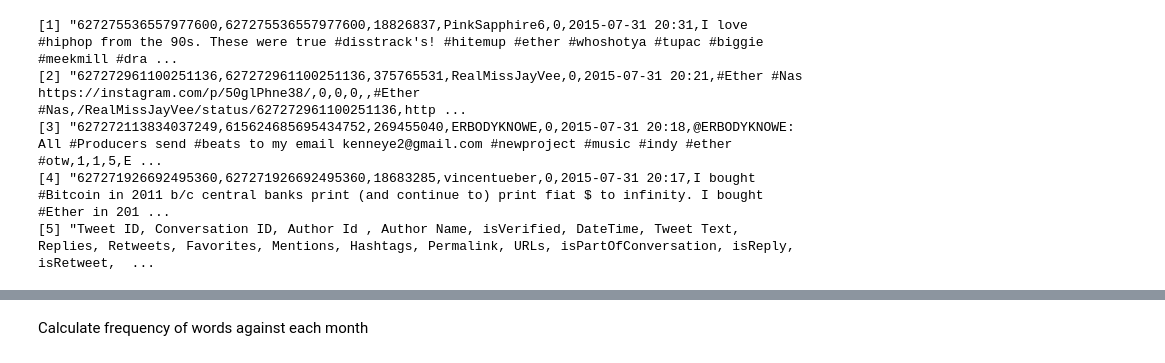
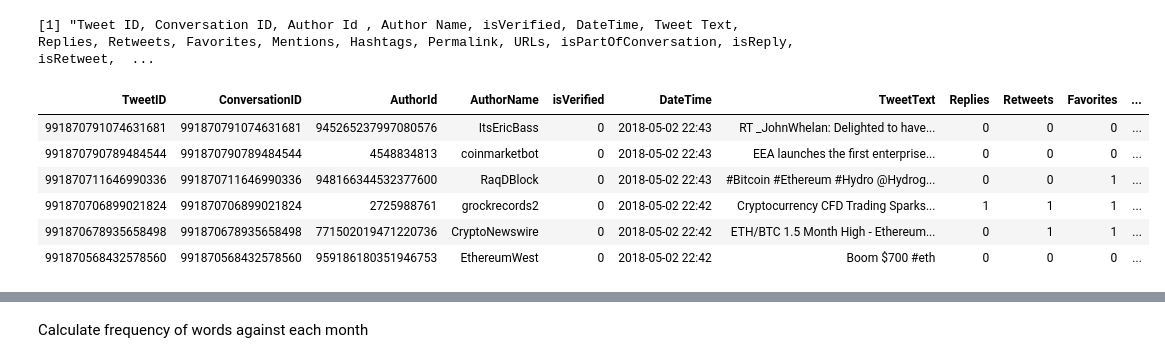
Before and after one commit to rkmalaiya/dynamic_topic_modeling, a Jupyter notebook: code/rlang/tidytext_eth.ipynb, the cells around one changed output, grey strips where cells are left out. Saved outputs shown, nothing was run; the diff lists cells and outputs as text; code cells hidden in the pictures.

```diff
--- a/code/rlang/tidytext_eth.ipynb
+++ b/code/rlang/tidytext_eth.ipynb
@@ -18,10 +33,6 @@ system('head -n 5 ../../data/eth_1aug15_1aug18/0_sorted.csv', intern = TRUE)
 # %%
-system('tail -n 5 ../../data/eth_1aug15_1aug18/0_sorted.csv', intern = TRUE)
+system('tail -n 1 ../../data/eth_1aug15_1aug18/0_sorted.csv', intern = TRUE)
 # %% [output]
-[1] "627275536557977600,627275536557977600,18826837,PinkSapphire6,0,2015-07-31 20:31,I love #hiphop from the 90s. These were true #disstrack's! #hitemup #ether #whoshotya #tupac #biggie #meekmill #dra ...
-[2] "627272961100251136,627272961100251136,375765531,RealMissJayVee,0,2015-07-31 20:21,#Ether #Nas https://instagram.com/p/50glPhne38/,0,0,0,,#Ether #Nas,/RealMissJayVee/status/627272961100251136,http ...
-[3] "627272113834037249,615624685695434752,269455040,ERBODYKNOWE,0,2015-07-31 20:18,@ERBODYKNOWE: All #Producers send #beats to my email kenneye2@gmail.com #newproject #music #indy #ether #otw,1,1,5,E ...
-[4] "627271926692495360,627271926692495360,18683285,vincentueber,0,2015-07-31 20:17,I bought #Bitcoin in 2011 b/c central banks print (and continue to) print fiat $ to infinity. I bought #Ether in 201 ...
-[5] "Tweet ID, Conversation ID, Author Id , Author Name, isVerified, DateTime, Tweet Text, Replies, Retweets, Favorites, Mentions, Hashtags, Permalink, URLs, isPartOfConversation, isReply, isRetweet,  ...
+[1] "Tweet ID, Conversation ID, Author Id , Author Name, isVerified, DateTime, Tweet Text, Replies, Retweets, Favorites, Mentions, Hashtags, Permalink, URLs, isPartOfConversation, isReply, isRetweet,  ...
 # %%
 con = dbConnect(SQLite(), dbname="../../data/twitter.db")
@@ -28,6 +41,14 @@ con = dbConnect(SQLite(), dbname="../../data/twitter.db")
 # %%
-tweets_df <- read.csv('../../data/eth_1aug15_1aug18/0_sorted.csv', nrow=1484777)
+#tweets_df <- read.csv('../../data/eth_1aug15_1aug18/0_sorted.csv', nrow=1484777)
 head(tweets_df)
+# %% [output]
+| TweetID | ConversationID | AuthorId | AuthorName | isVerified | DateTime | TweetText | Replies | Retweets | Favorites | ... |
+| 991870791074631681 | 991870791074631681 | 945265237997080576 | ItsEricBass | 0 | 2018-05-02 22:43 | RT _JohnWhelan: Delighted to have... | 0 | 0 | 0 | ... |
+| 991870790789484544 | 991870790789484544 | 4548834813 | coinmarketbot | 0 | 2018-05-02 22:43 | EEA launches the first enterprise... | 0 | 0 | 0 | ... |
+| 991870711646990336 | 991870711646990336 | 948166344532377600 | RaqDBlock | 0 | 2018-05-02 22:43 | #Bitcoin #Ethereum #Hydro @Hydrog... | 0 | 0 | 1 | ... |
+| 991870706899021824 | 991870706899021824 | 2725988761 | grockrecords2 | 0 | 2018-05-02 22:42 | Cryptocurrency CFD Trading Sparks... | 1 | 1 | 1 | ... |
+| 991870678935658498 | 991870678935658498 | 771502019471220736 | CryptoNewswire | 0 | 2018-05-02 22:42 | ETH/BTC 1.5 Month High - Ethereum... | 0 | 1 | 1 | ... |
+| 991870568432578560 | 991870568432578560 | 959186180351946753 | EthereumWest | 0 | 2018-05-02 22:42 | Boom $700 #eth | 0 | 0 | 0 | ... |
 # %%
 remove_reg <- "&amp;|&lt;|&gt;"
 unnest_reg  <- "([^A-Za-z_\\d#@']|'(?![A-Za-z_\\d#@]))"
```
Also changed, not shown: parts of 13 cells of this notebook, 2 other files.
